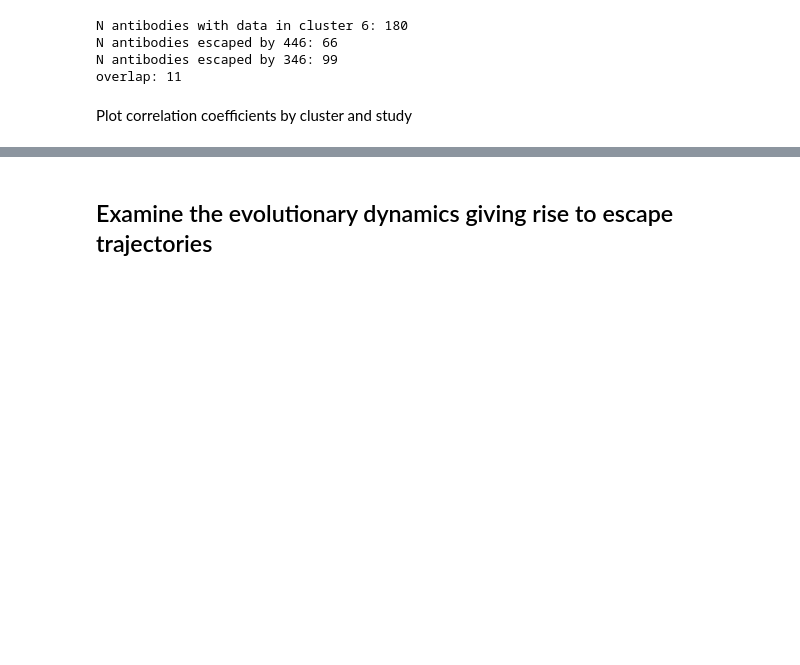
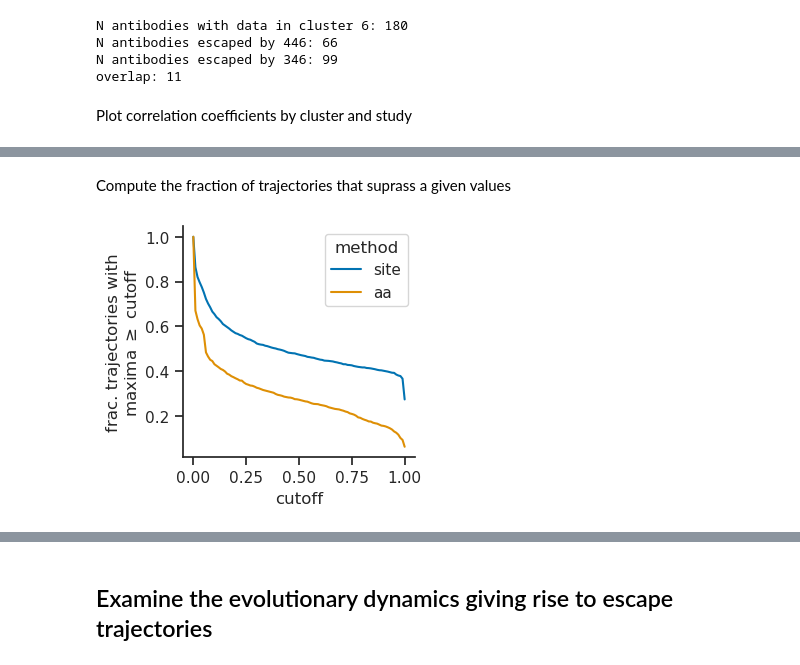
Before and after one commit to matsengrp/ncov-ab-escape, a Jupyter notebook: notebooks/analyze_escape_scores.ipynb, the cells around one changed output, grey strips where cells are left out. Drawn from its saved outputs; the diff is of its cells as text; code cells hidden in the pictures; blank space fills up the shorter version.

```diff
--- a/notebooks/analyze_escape_scores.ipynb
+++ b/notebooks/analyze_escape_scores.ipynb
@@ -1547,0 +1588,25 @@ for (title_var, corr_metric, lower_lim) in plot_vars:
+# %% [markdown]
+Compute the fraction of trajectories that suprass a given values
+# %%
+# Compute fraction of trajectories passing a given cutoff
+c_dist_dict = defaultdict(list)
+data = traj_df.groupby('antibody', as_index=False)['mean_escape'].max()
+cutoffs = np.arange(0, 1.01, 0.01)
+for cutoff in cutoffs:
+    c_dist_dict['cutoff'].append(cutoff)
+    c_dist_dict['frac_gt_cutoff'].append(sum(data['mean_escape'] >= cutoff)/len(data))
+c_dist_df = pd.DataFrame(c_dist_dict)
+c_dist_df['method'] = 'site'
+
+c_dist_df_v2 = pd.read_csv('../results/c_dist_df_v2.csv')
+c_dist_df_v2['method'] = 'aa'
+c_dist_df = pd.concat([c_dist_df, c_dist_df_v2])
+
+# Plot distribution
+plt.figure(figsize=[3,3])
+sns.lineplot(x='cutoff', y='frac_gt_cutoff', data=c_dist_df, hue='method')
+plt.ylabel('frac. trajectories with\nmaxima $\geq$ cutoff')
+sns.despine()
+plt.show()
+# %% [output]
+[figure, added]
```
Also changed, not shown: parts of 14 cells of this notebook, 3 other files.
